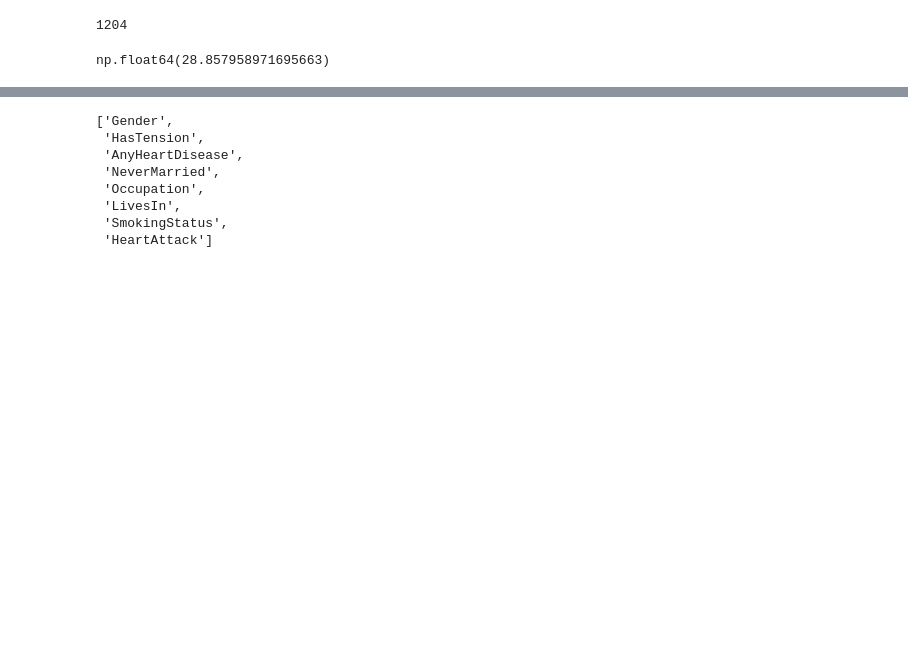
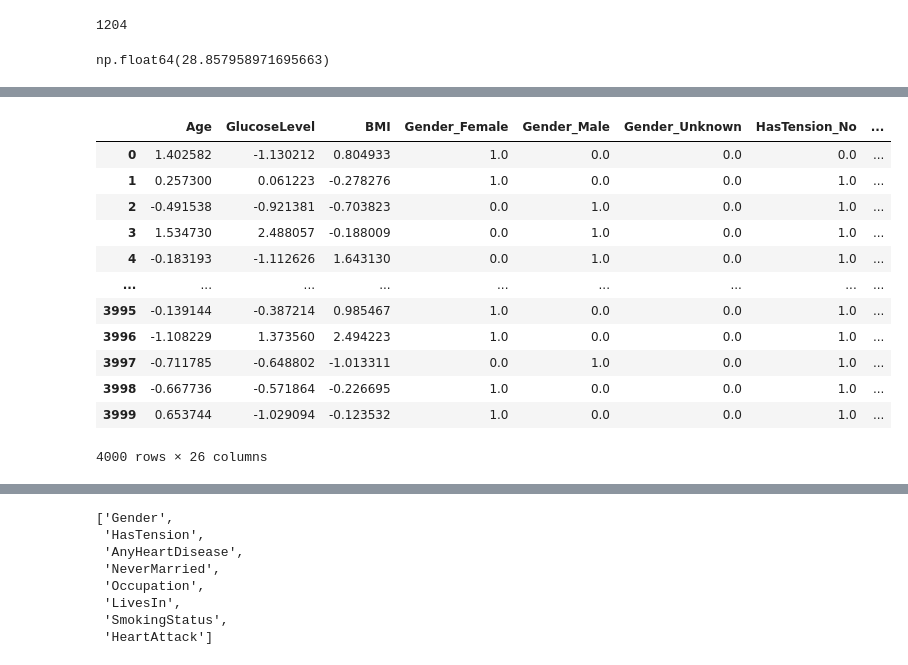
Before and after one commit to sonjaove/progg-and-DS-from-IITM, a Jupyter notebook: MLP/NPPE-2.ipynb, the cells around one changed output, grey strips where cells are left out. Saved outputs shown, nothing was run; the diff lists cells and outputs as text; code cells hidden in the pictures; blank space fills up the shorter version.

```diff
--- a/MLP/NPPE-2.ipynb
+++ b/MLP/NPPE-2.ipynb
@@ -70,0 +94,40 @@ print(count)
+# %%
+pipe=Pipeline([('imputer',SimpleImputer(strategy='mean')),('scaler',StandardScaler())])
+pipe_cat=Pipeline([
+    ('imputer',SimpleImputer(strategy='most_frequent')),
+    ('encode',OneHotEncoder())
+])
+couln_transform = ColumnTransformer([
+    ('num', pipe, [col for col in data.columns if data[col].dtype in ['int64', 'float64']]),
+    ('cat', pipe_cat, [col for col in data.columns if data[col].dtype == 'object'])
+])
+# %%
+# Fit the ColumnTransformer
+couln_transform.fit(data)
+
+# Get the feature names
+feature_names = couln_transform.get_feature_names_out()
+
+# Strip off the prefixes 'num__' and 'cat__'
+clean_feature_names = [name.split('__')[1] if '__' in name else name for name in feature_names]
+
+# Create a new DataFrame with the cleaned feature names
+new_Data = pd.DataFrame(couln_transform.transform(data), columns=clean_feature_names)
+
+# remove the redundent columns, i.e only one of htem is required for a binary category varibale.
+# %%
+new_Data
+# %% [output]
+|  | Age | GlucoseLevel | BMI | Gender_Female | Gender_Male | Gender_Unknown | HasTension_No | ... |
+| 0 | 1.402582 | -1.130212 | 0.804933 | 1.0 | 0.0 | 0.0 | 0.0 | ... |
+| 1 | 0.257300 | 0.061223 | -0.278276 | 1.0 | 0.0 | 0.0 | 1.0 | ... |
+| 2 | -0.491538 | -0.921381 | -0.703823 | 0.0 | 1.0 | 0.0 | 1.0 | ... |
+| 3 | 1.534730 | 2.488057 | -0.188009 | 0.0 | 1.0 | 0.0 | 1.0 | ... |
+| 4 | -0.183193 | -1.112626 | 1.643130 | 0.0 | 1.0 | 0.0 | 1.0 | ... |
+| ... | ... | ... | ... | ... | ... | ... | ... | ... |
+| 3995 | -0.139144 | -0.387214 | 0.985467 | 1.0 | 0.0 | 0.0 | 1.0 | ... |
+| 3996 | -1.108229 | 1.373560 | 2.494223 | 1.0 | 0.0 | 0.0 | 1.0 | ... |
+| 3997 | -0.711785 | -0.648802 | -1.013311 | 0.0 | 1.0 | 0.0 | 1.0 | ... |
+| 3998 | -0.667736 | -0.571864 | -0.226695 | 1.0 | 0.0 | 0.0 | 1.0 | ... |
+| 3999 | 0.653744 | -1.029094 | -0.123532 | 1.0 | 0.0 | 0.0 | 1.0 | ... |
+4000 rows × 26 columns
```
Also changed, not shown: parts of 22 cells of this notebook.
